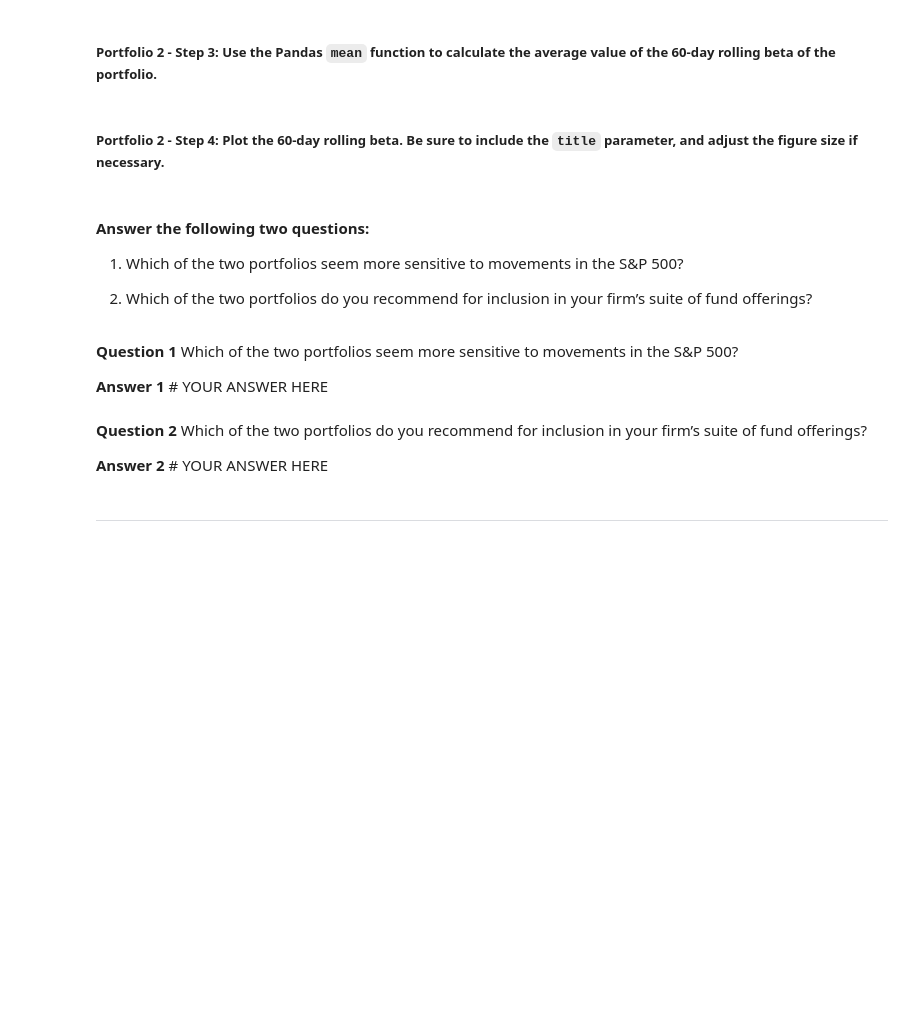
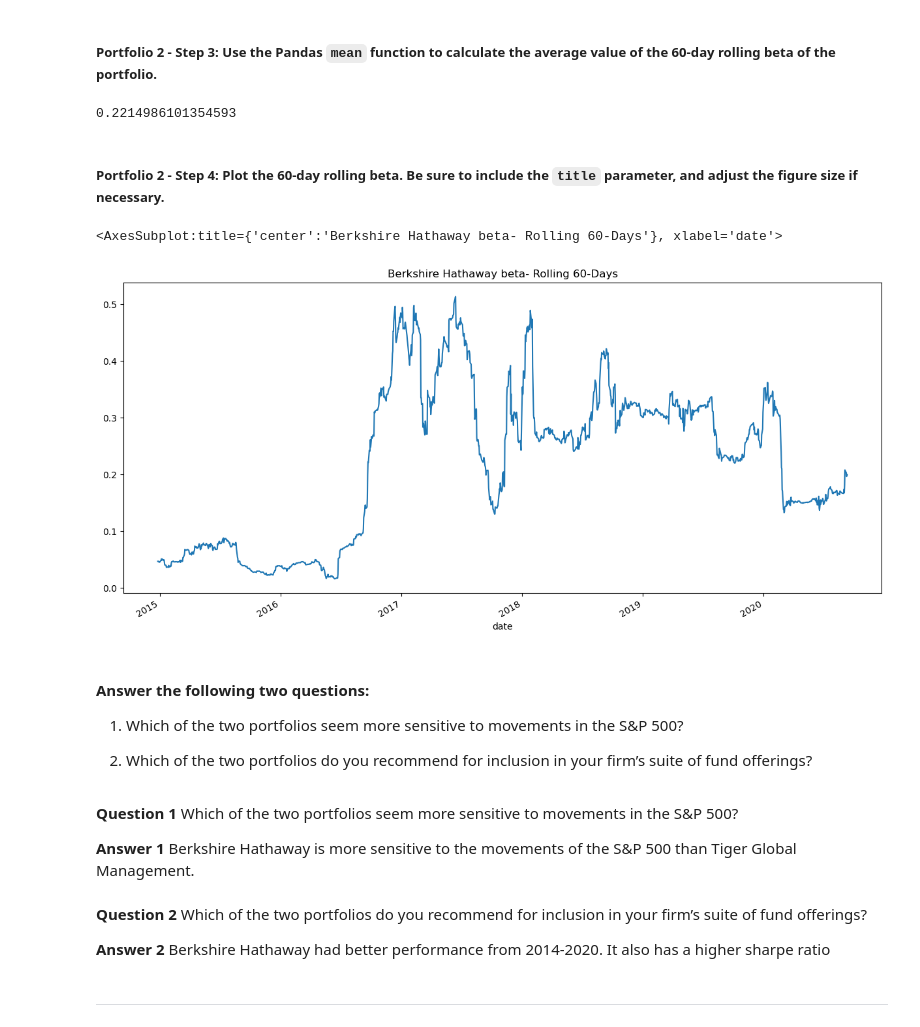
Before and after one commit to trentransom/Challenge_04, a Jupyter notebook: risk_return_analysis.ipynb, the cells around one changed output. Saved outputs shown, nothing was run; the diff lists cells and outputs as text; code cells hidden in the pictures; blank space fills up the shorter version.

```diff
--- a/risk_return_analysis.ipynb
+++ b/risk_return_analysis.ipynb
@@ -440,3 +444,5 @@ display(tiger_mean_beta)
 # Calculate the covariance using a 60-day rolling window
 # Review the last five rows of the covariance data
 # YOUR CODE HERE
+berkshire_hathaway_covariance_rolling_60_days = whale_daily_returns['BERKSHIRE HATHAWAY INC'].rolling(window = 60).cov(whale_daily_returns['S&P 500'])
+display(berkshire_hathaway_covariance_rolling_60_days.tail())
@@ -446,3 +460,5 @@ display(tiger_mean_beta)
 # Calculate the beta based on the 60-day rolling covariance compared to the market (S&P 500)
 # Review the last five rows of the beta information
 # YOUR CODE HERE
+berkshire_beta = berkshire_hathaway_covariance_rolling_60_days / snp_var_rolling_60_days
+display(berkshire_beta.tail())
@@ -451,12 +475,20 @@ display(tiger_mean_beta)
 # %%
 # Calculate the average of the 60-day rolling beta
 # YOUR CODE HERE
+berkshire_mean_beta = berkshire_beta.mean()
+display(berkshire_mean_beta)
+# %% [output]
+0.2214986101354593
 # %% [markdown]
 ##### Portfolio 2 - Step 4: Plot the 60-day rolling beta. Be sure to include the `title` parameter, and adjust the figure size if necessary.
 # %%
 # Plot the rolling beta
 # Include a title parameter and adjust the figure size
 # YOUR CODE HERE
+berkshire_beta.plot(title = 'Berkshire Hathaway beta- Rolling 60-Days', figsize = (15,7))
+# %% [output]
+<AxesSubplot:title={'center':'Berkshire Hathaway beta- Rolling 60-Days'}, xlabel='date'>
+[figure, added]
 # %% [markdown]
 #### Answer the following two questions:
 
@@ -466,10 +498,10 @@ display(tiger_mean_beta)
 # %% [markdown]
 **Question 1** Which of the two portfolios seem more sensitive to movements in the S&P 500?
 
-**Answer 1** # YOUR ANSWER HERE
+**Answer 1** Berkshire Hathaway is more sensitive to the movements of the S&P 500 than Tiger Global Management.
 # %% [markdown]
 **Question 2** Which of the two portfolios do you recommend for inclusion in your firm’s suite of fund offerings?
 
-**Answer 2** # YOUR ANSWER HERE
+**Answer 2** Berkshire Hathaway had better performance from 2014-2020. It also has a higher sharpe ratio
 # %% [markdown]
 ---
```
Also changed, not shown: parts of 3 cells of this notebook.
